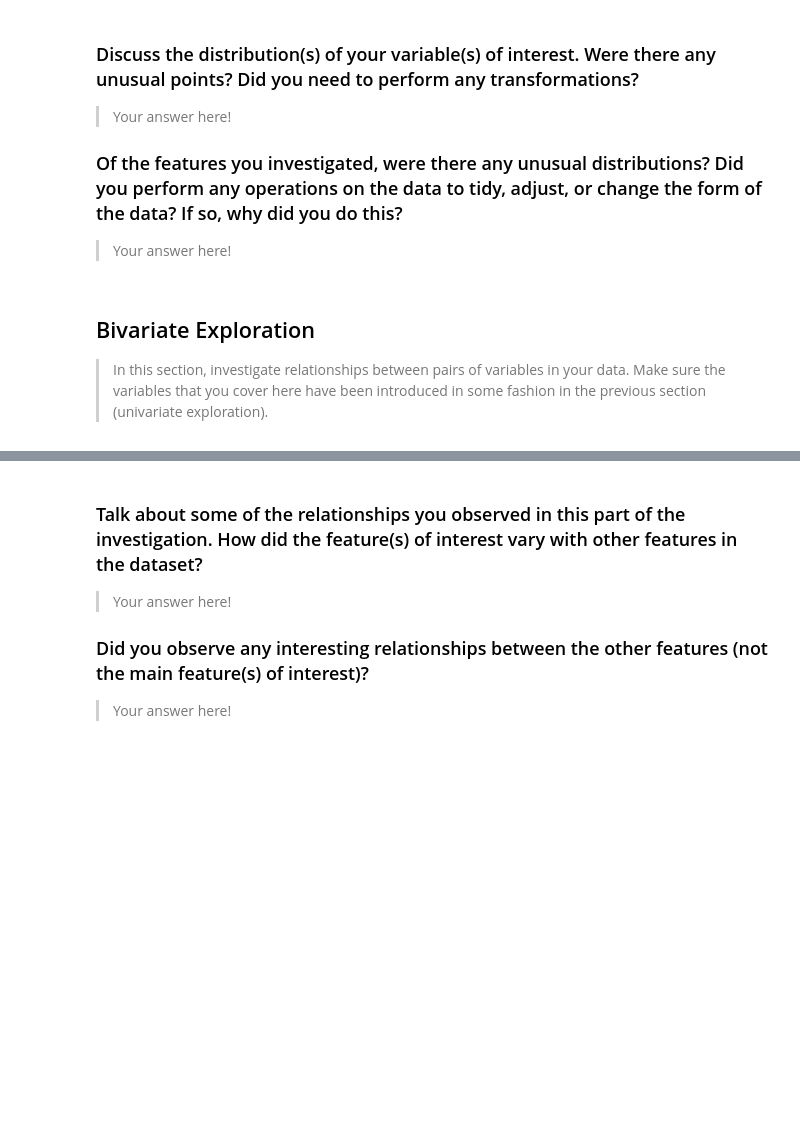
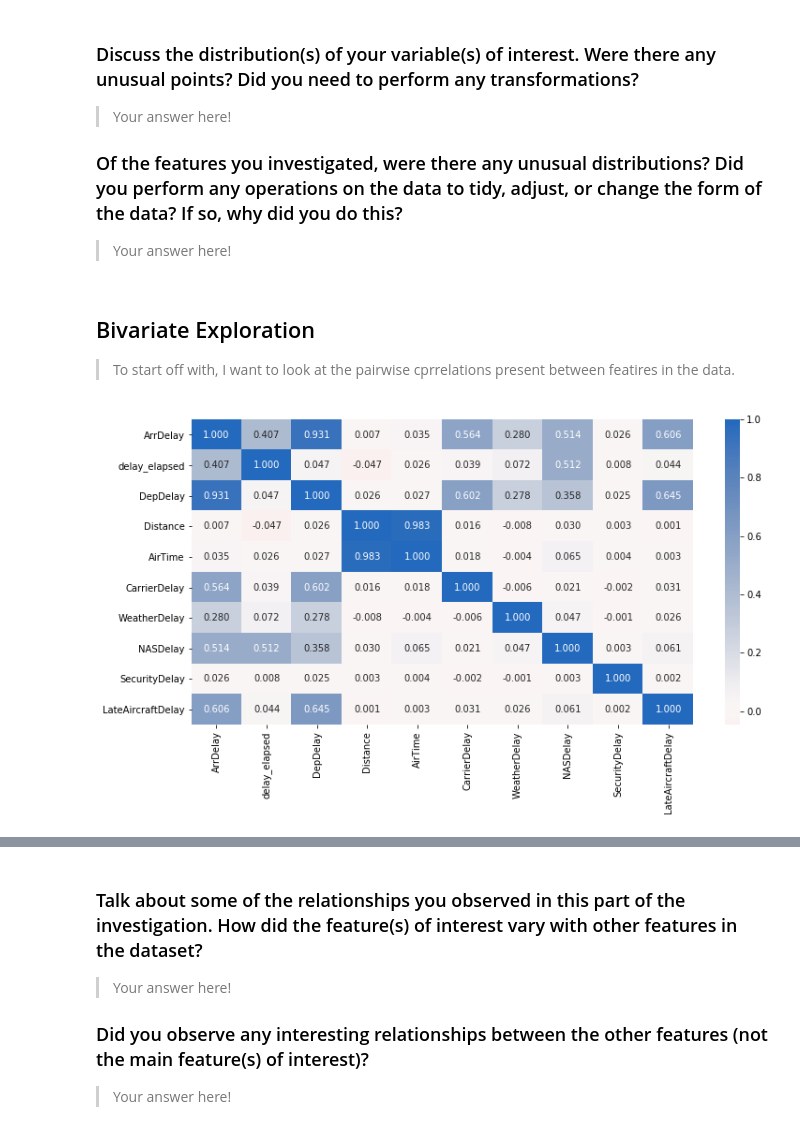
Before and after one commit to kudojp/FlightsDataAnalysis, a Jupyter notebook: exploration_template.ipynb, the cells around one changed output, grey strips where cells are left out. Drawn from its saved outputs; the diff is of its cells as text; code cells hidden in the pictures; blank space fills up the shorter version.

```diff
--- a/exploration_template.ipynb
+++ b/exploration_template.ipynb
@@ -286,9 +246,17 @@ df.AirTime >
 ### Of the features you investigated, were there any unusual distributions? Did you perform any operations on the data to tidy, adjust, or change the form of the data? If so, why did you do this?
 
 > Your answer here!
-# %% [markdown]
-## Bivariate Exploration
-
-> In this section, investigate relationships between pairs of variables in your
-data. Make sure the variables that you cover here have been introduced in some
-fashion in the previous section (univariate exploration).
+# %% [markdown]
+## Bivariate Exploration
+
+> To start off with, I want to look at the pairwise cprrelations present between featires in the data.
+# %%
+numeric_vars = ["ArrDelay","delay_elapsed","DepDelay","Distance","AirTime","CarrierDelay","WeatherDelay","NASDelay","SecurityDelay","LateAircraftDelay"]
+categoric_var = []
+# %%
+# correlation plot
+plt.figure(figsize=[12,6])
+sb.heatmap(df[numeric_vars].corr(), annot=True, fmt=".3f",
+          cmap="vlag_r", center=0);
+# %% [output]
+[figure, added]
```
Also changed, not shown: parts of 44 cells of this notebook.
